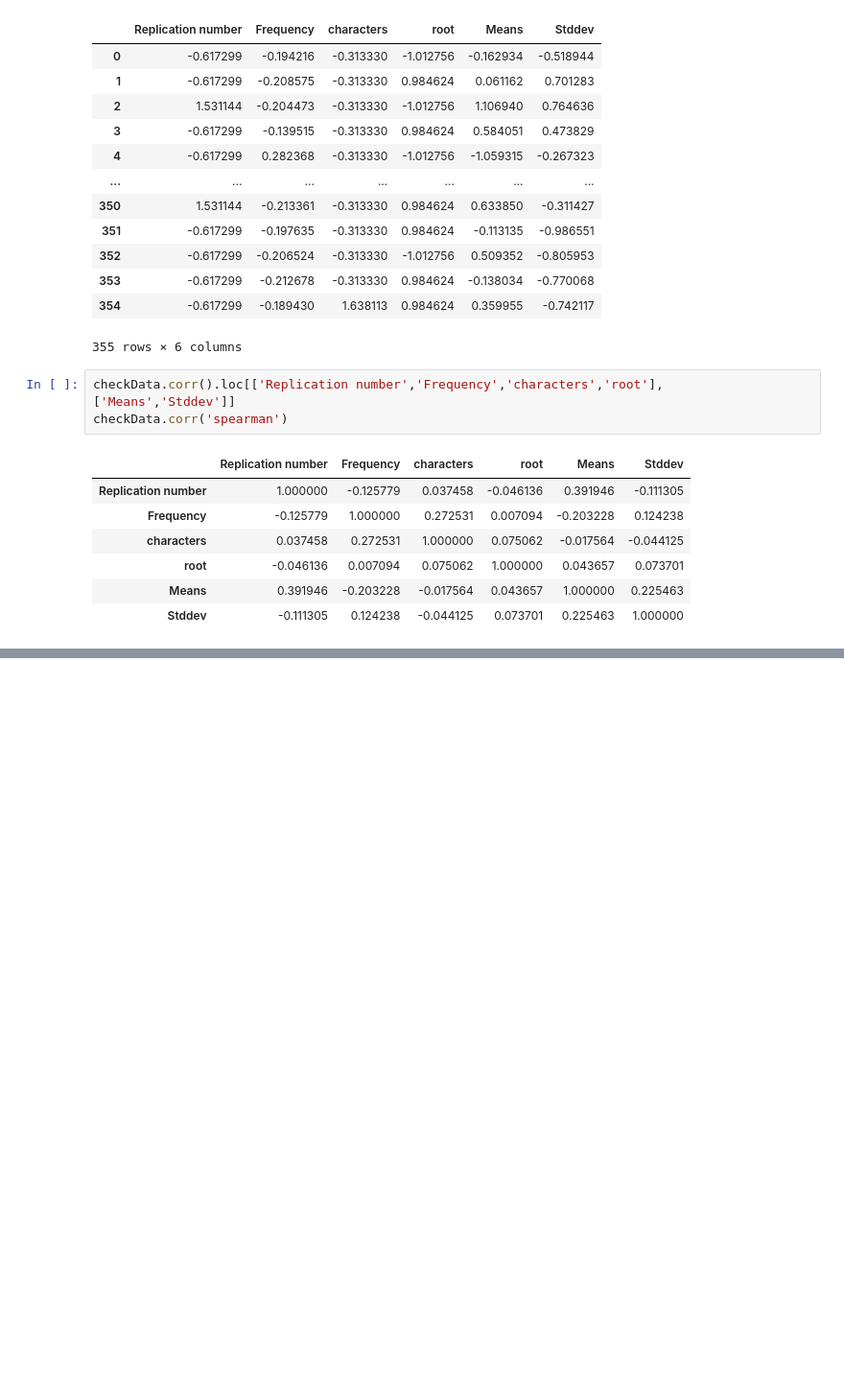
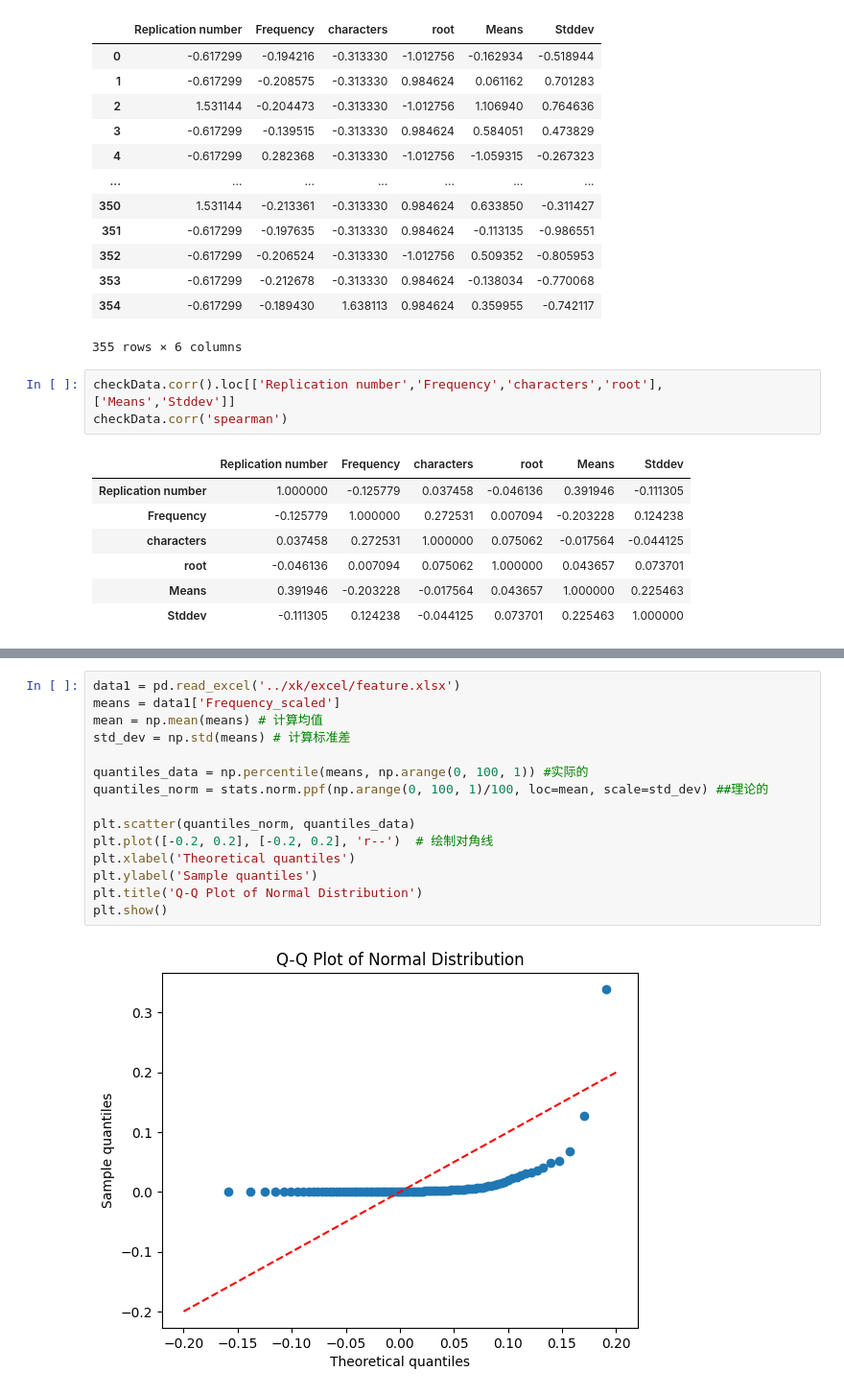
Before and after one commit to Xianyu39/MCMA2023, a Jupyter notebook: Problem1/Problem1_CorrAnalyse.ipynb, the cells around one changed output, grey strips where cells are left out. Shown: that part at 96% size. Drawn from its saved outputs; the diff is of its cells as text; blank space fills up the shorter version.

```diff
--- a/Problem1/Problem1_CorrAnalyse.ipynb
+++ b/Problem1/Problem1_CorrAnalyse.ipynb
@@ -56,0 +170,17 @@ checkData.corr('spearman')
+# %%
+data1 = pd.read_excel('../xk/excel/feature.xlsx')
+means = data1['Frequency_scaled']
+mean = np.mean(means) # 计算均值
+std_dev = np.std(means) # 计算标准差
+
+quantiles_data = np.percentile(means, np.arange(0, 100, 1)) #实际的
+quantiles_norm = stats.norm.ppf(np.arange(0, 100, 1)/100, loc=mean, scale=std_dev) ##理论的
+
+plt.scatter(quantiles_norm, quantiles_data)
+plt.plot([-0.2, 0.2], [-0.2, 0.2], 'r--')  # 绘制对角线
+plt.xlabel('Theoretical quantiles')
+plt.ylabel('Sample quantiles')
+plt.title('Q-Q Plot of Normal Distribution')
+plt.show()
+# %% [output]
+[figure, added]
```
Also changed, not shown: parts of 12 cells of this notebook.
